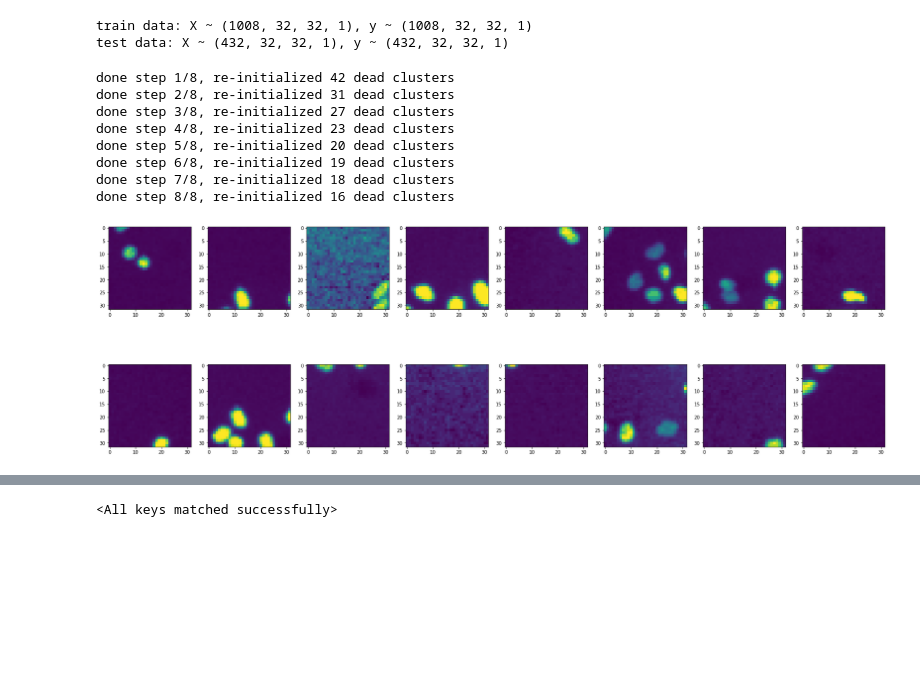
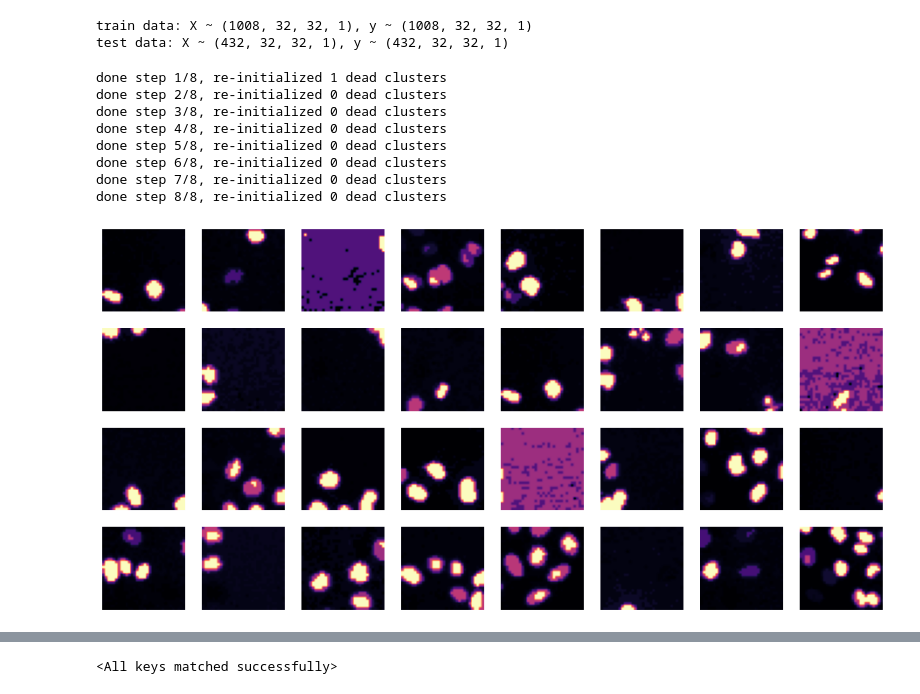
Before and after one commit to sirfoga/minGPT, a Jupyter notebook: play_image.ipynb, the cells around one changed output, grey strips where cells are left out. Drawn from its saved outputs; the diff is of its cells as text; code cells hidden in the pictures; blank space fills up the shorter version.

Commit message:
add results

```diff
--- a/play_image.ipynb
+++ b/play_image.ipynb
@@ -38,7 +46,7 @@ def get_train_test_split(X, y, test_size, random_state=42, verbose=False):
 
     return X_train, X_test, y_train, y_test
 # %%
-dataset = load_pickle(Path('./minGPT_data.pkl').expanduser())  # list of (image, mask)
+dataset = load_pickle(Path('~/scratch/attila/results/minGPT_data.pkl').expanduser())  # list of (image, mask)
 X = dataset[0]  # list of images
 y = dataset[1]  # list of corresponding mask
 
@@ -95,37 +98,44 @@ def kmeans(x, ncluster, niter=10):
     return c
 
 
-ncluster = 64
+# get random 5 pixels per image and stack them all up as rgb values to get half a million random pixels
+n_pixels = 5
+pluck_rgb = lambda x: torch.from_numpy(np.array(x)).view(flattened_image_size, image_channels)[torch.randperm(flattened_image_size)[:n_pixels], :]
+px = torch.cat([pluck_rgb(x) for x, y in t_train_dataset], dim=0).float()
+
+ncluster = 8  # 8-color = 3-bit image
 with torch.no_grad():
     C = kmeans(px, ncluster, niter=8)
 # %% [output]
-done step 1/8, re-initialized 42 dead clusters
-done step 2/8, re-initialized 31 dead clusters
-done step 3/8, re-initialized 27 dead clusters
-done step 4/8, re-initialized 23 dead clusters
-done step 5/8, re-initialized 20 dead clusters
-done step 6/8, re-initialized 19 dead clusters
-done step 7/8, re-initialized 18 dead clusters
-done step 8/8, re-initialized 16 dead clusters
+done step 1/8, re-initialized 1 dead clusters
+done step 2/8, re-initialized 0 dead clusters
+done step 3/8, re-initialized 0 dead clusters
+done step 4/8, re-initialized 0 dead clusters
+done step 5/8, re-initialized 0 dead clusters
+done step 6/8, re-initialized 0 dead clusters
+done step 7/8, re-initialized 0 dead clusters
+done step 8/8, re-initialized 0 dead clusters
 # %%
 # encode the training examples with our codebook to visualize how much we've lost in the discretization
 # these images should look normal ideally
 
-n_samples = 16
+n_samples = 32
 n_cols = 8
-n_rows = n_samples // ncol
-fig, axis = plt.subplots(n_rows, n_cols, figsize=(30, 10))
+n_rows = n_samples // n_cols
+fig, axis = plt.subplots(n_rows, n_cols, figsize=(16, 8))
 for ax, i in zip(axis.ravel(), np.random.randint(0, len(t_train_dataset), size=n_samples)):
     # encode and decode random data
     x, y = t_train_dataset[i]
     xpt = torch.from_numpy(np.array(x)).float().view(flattened_image_size, image_channels)
     ix = ((xpt[:, None, :] - C[None, :, :])**2).sum(-1).argmin(1)  # cluster assignments for each pixel
 
-    ax.imshow(C[ix].view(pixel_size, pixel_size, image_channels).numpy().astype(np.uint8))
+    sample = C[ix].view(pixel_size, pixel_size, image_channels).numpy().astype(np.uint8)
+    ax.imshow(sample[..., 0], cmap='magma')
+    ax.axis('off')
 
-# images look good, so now every image is a 1024-long sequence of numbers between 0..63. Time to train a GPT.
+plt.savefig('clustered.png')
 # %% [output]
-[figure, old version]
+[figure, new version]
 # %%
 from torch.utils.data import Dataset
 
```
Also changed, not shown: parts of 10 cells of this notebook, 9 other files.
